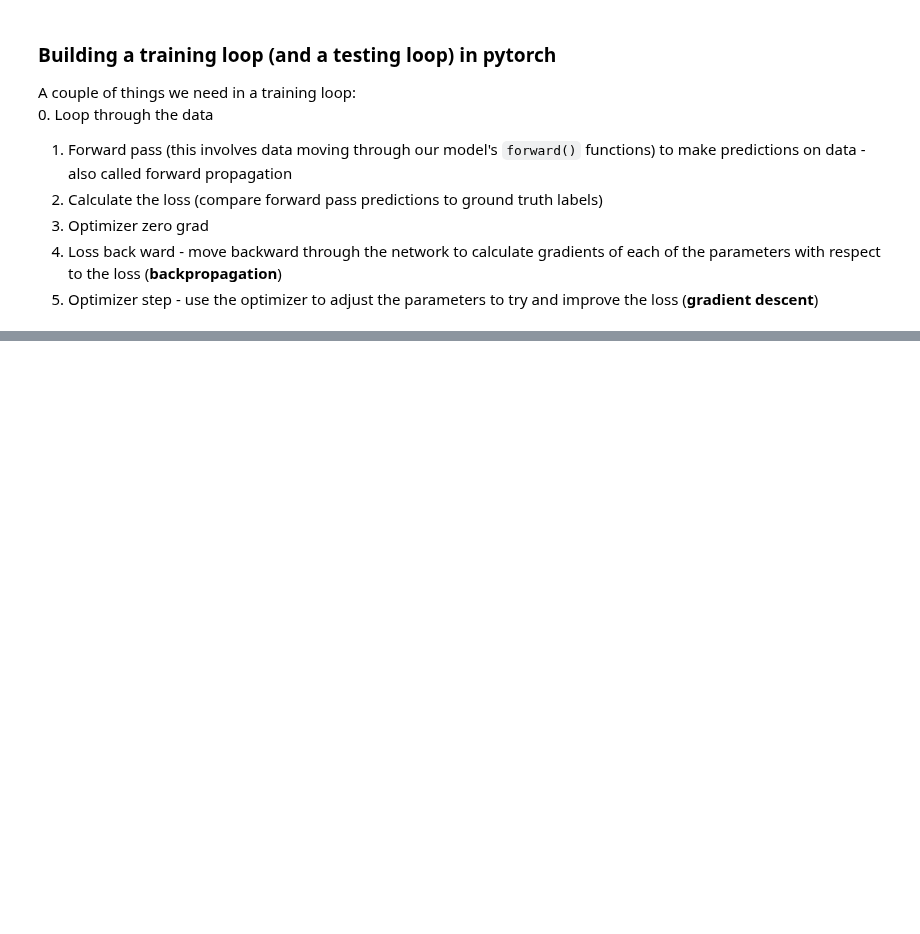
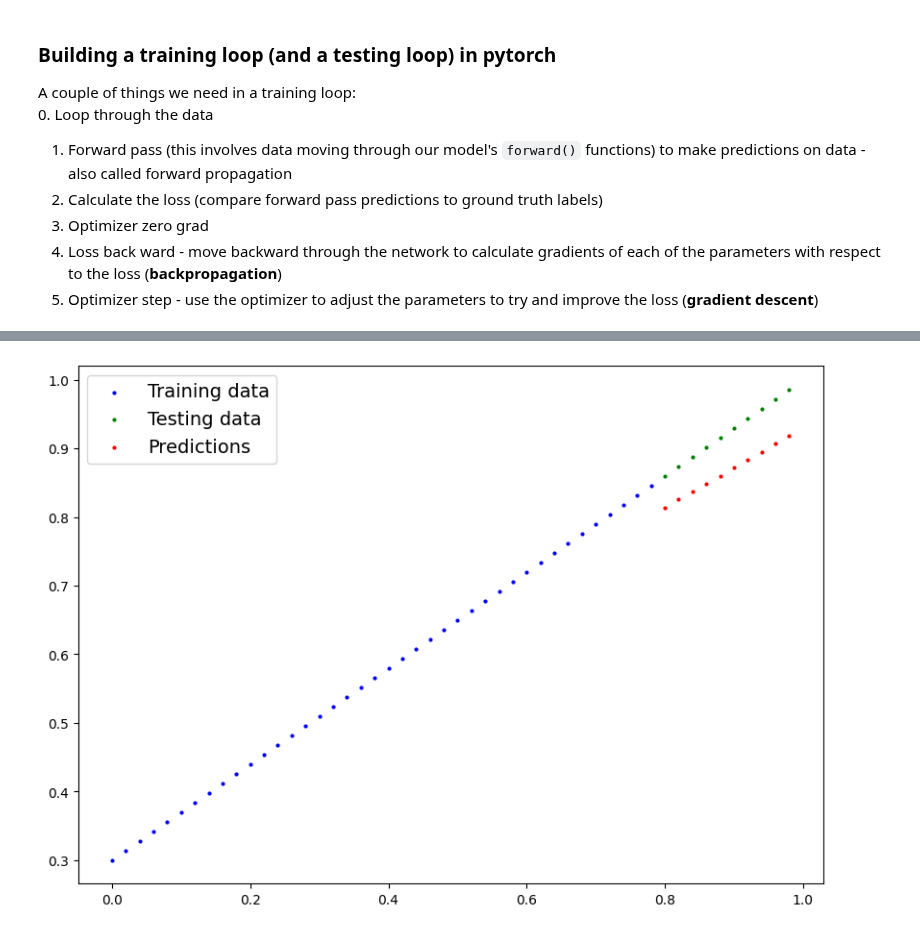
Before and after one commit to RCPawn/pytorch-full-course, a Jupyter notebook: 01_pytorch_workflow_video.ipynb, the cells around one changed output, grey strips where cells are left out. Cells and saved outputs as stored; diff of their text form; code cells hidden in the pictures; blank space fills up the shorter version.

```diff
--- a/01_pytorch_workflow_video.ipynb
+++ b/01_pytorch_workflow_video.ipynb
@@ -342,0 +387,3 @@ Epoch 10/10, Loss: 0.04503796249628067
+# %%
+with torch.inference_mode():
+  y_preds_new = model_0(X_test)
@@ -342,0 +398,4 @@ Epoch 10/10, Loss: 0.04503796249628067
+# %%
+plot_predictions(predictions=y_preds_new)
+# %% [output]
+[figure, added]
```
Also changed, not shown: parts of 6 cells of this notebook.
